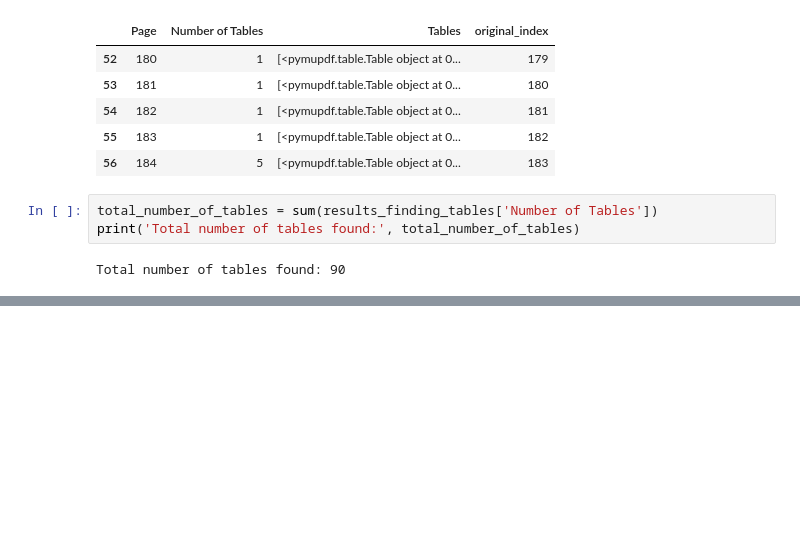
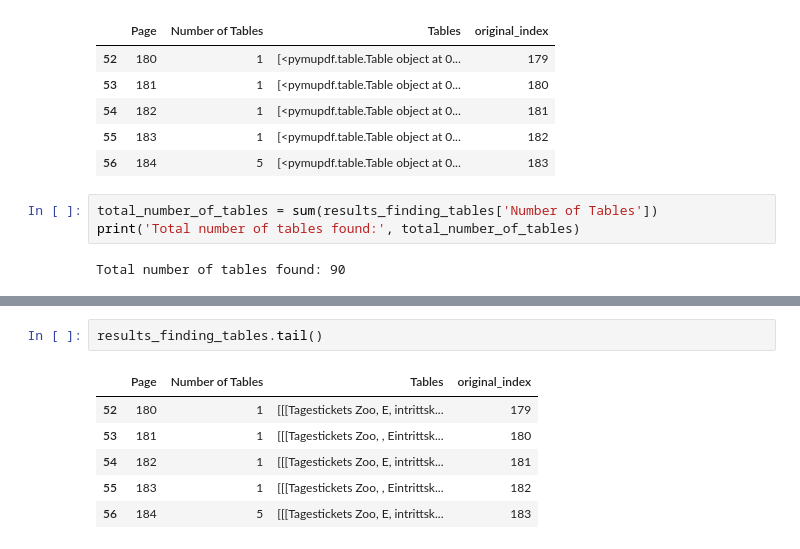
Before and after one commit to Ben-physics-dotcom/Tables_From_PDFs_Testing_Modules, a Jupyter notebook: Notebooks/PyMuPDF.ipynb, the cells around one changed output, grey strips where cells are left out. Drawn from its saved outputs; the diff is of its cells as text; blank space fills up the shorter version.

```diff
--- a/Notebooks/PyMuPDF.ipynb
+++ b/Notebooks/PyMuPDF.ipynb
@@ -108,0 +155,9 @@ Page 16: 3 tables
+# %%
+results_finding_tables.tail()
+# %% [output]
+|  | Page | Number of Tables | Tables | original_index |
+| 52 | 180 | 1 | [[[Tagestickets Zoo, E, intrittsk... | 179 |
+| 53 | 181 | 1 | [[[Tagestickets Zoo, , Eintrittsk... | 180 |
+| 54 | 182 | 1 | [[[Tagestickets Zoo, E, intrittsk... | 181 |
+| 55 | 183 | 1 | [[[Tagestickets Zoo, , Eintrittsk... | 182 |
+| 56 | 184 | 5 | [[[Tagestickets Zoo, E, intrittsk... | 183 |
```
Also changed, not shown: parts of 5 cells of this notebook.
